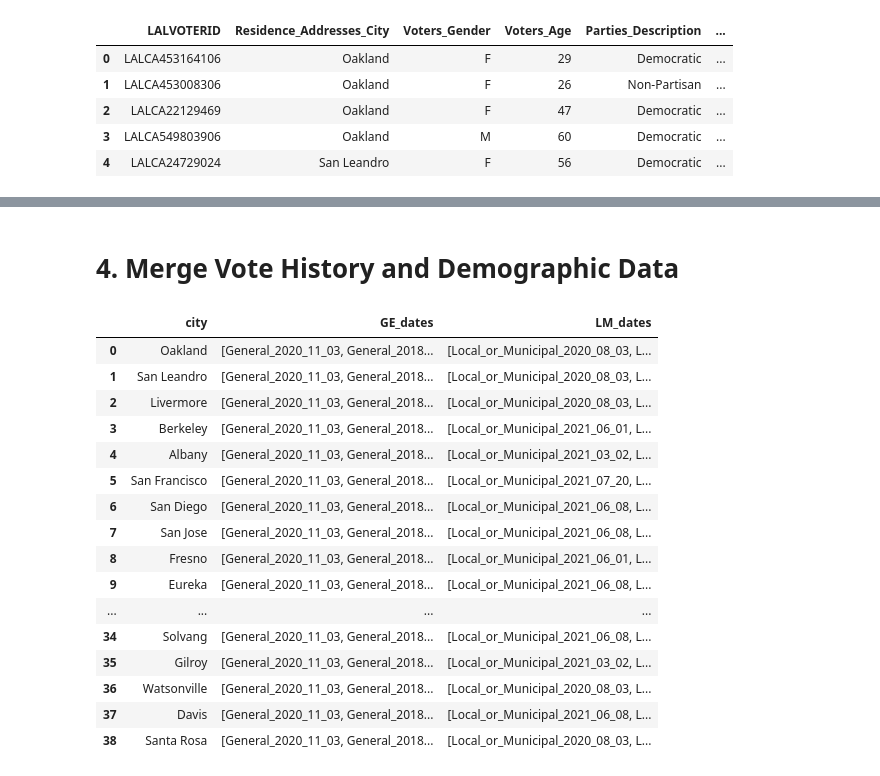
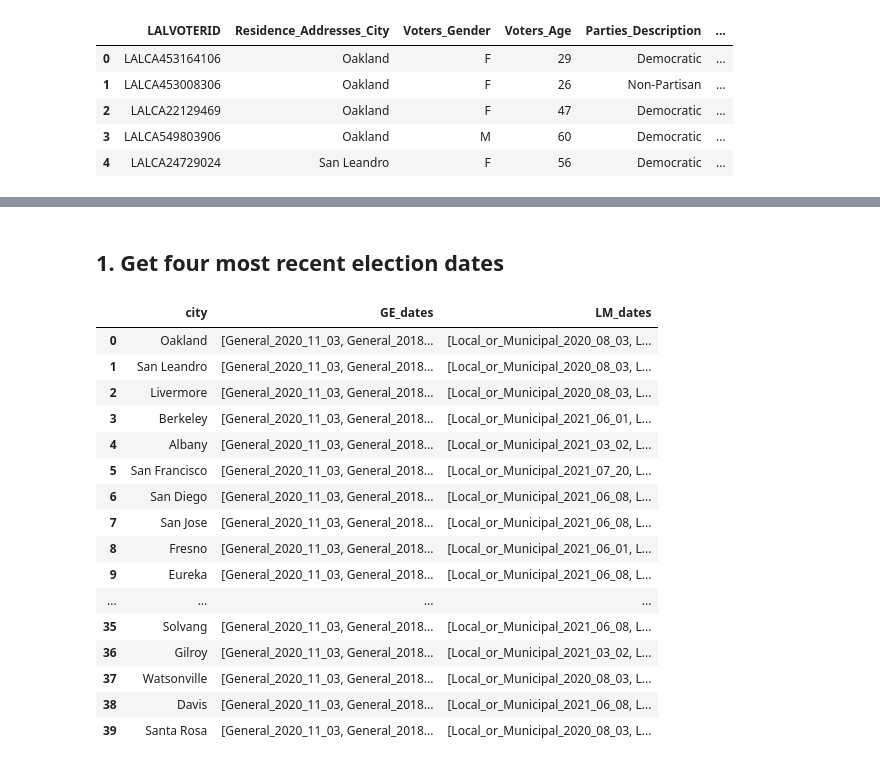
Before and after one commit to jnshzk/capstone, a Jupyter notebook: combine_demographic_vote_history.ipynb, the cells around one changed output, grey strips where cells are left out. Saved outputs shown, nothing was run; the diff lists cells and outputs as text; code cells hidden in the pictures.

```diff
--- a/combine_demographic_vote_history.ipynb
+++ b/combine_demographic_vote_history.ipynb
@@ -665,26 +187,26 @@ GE_LM_dates_df.to_parquet('VM2--CA--2022-04-25-GE_LM_dates_df.parquet')
-# %% [markdown]
-# 4. Merge Vote History and Demographic Data
+# %% [markdown]
+## 1. Get four most recent election dates
 # %%
 # load the list of election dates for each city
-GE_LM_dates_df = pd.read_parquet('VM2--CA--2022-04-25-GE_LM_dates_df.parquet')
-GE_LM_dates_df
+GE_LM_dates_list = pd.read_parquet(f'{filepath}{elec_dates_filename}')
+GE_LM_dates_list
 # %% [output]
 |  | city | GE_dates | LM_dates |
 | 0 | Oakland | [General_2020_11_03, General_2018... | [Local_or_Municipal_2020_08_03, L... |
 | 1 | San Leandro | [General_2020_11_03, General_2018... | [Local_or_Municipal_2020_08_03, L... |
 | 2 | Livermore | [General_2020_11_03, General_2018... | [Local_or_Municipal_2020_08_03, L... |
 | 3 | Berkeley | [General_2020_11_03, General_2018... | [Local_or_Municipal_2021_06_01, L... |
 | 4 | Albany | [General_2020_11_03, General_2018... | [Local_or_Municipal_2021_03_02, L... |
 | 5 | San Francisco | [General_2020_11_03, General_2018... | [Local_or_Municipal_2021_07_20, L... |
 | 6 | San Diego | [General_2020_11_03, General_2018... | [Local_or_Municipal_2021_06_08, L... |
 | 7 | San Jose | [General_2020_11_03, General_2018... | [Local_or_Municipal_2021_06_08, L... |
 | 8 | Fresno | [General_2020_11_03, General_2018... | [Local_or_Municipal_2021_06_01, L... |
 | 9 | Eureka | [General_2020_11_03, General_2018... | [Local_or_Municipal_2021_06_08, L... |
 | ... | ... | ... | ... |
-| 34 | Solvang | [General_2020_11_03, General_2018... | [Local_or_Municipal_2021_06_08, L... |
-| 35 | Gilroy | [General_2020_11_03, General_2018... | [Local_or_Municipal_2021_03_02, L... |
-| 36 | Watsonville | [General_2020_11_03, General_2018... | [Local_or_Municipal_2020_08_03, L... |
-| 37 | Davis | [General_2020_11_03, General_2018... | [Local_or_Municipal_2021_06_08, L... |
-| 38 | Santa Rosa | [General_2020_11_03, General_2018... | [Local_or_Municipal_2020_08_03, L... |
+| 35 | Solvang | [General_2020_11_03, General_2018... | [Local_or_Municipal_2021_06_08, L... |
+| 36 | Gilroy | [General_2020_11_03, General_2018... | [Local_or_Municipal_2021_03_02, L... |
+| 37 | Watsonville | [General_2020_11_03, General_2018... | [Local_or_Municipal_2020_08_03, L... |
+| 38 | Davis | [General_2020_11_03, General_2018... | [Local_or_Municipal_2021_06_08, L... |
+| 39 | Santa Rosa | [General_2020_11_03, General_2018... | [Local_or_Municipal_2020_08_03, L... |
 # %%
 e_dates = set()
```
Also changed, not shown: parts of 92 cells of this notebook.
